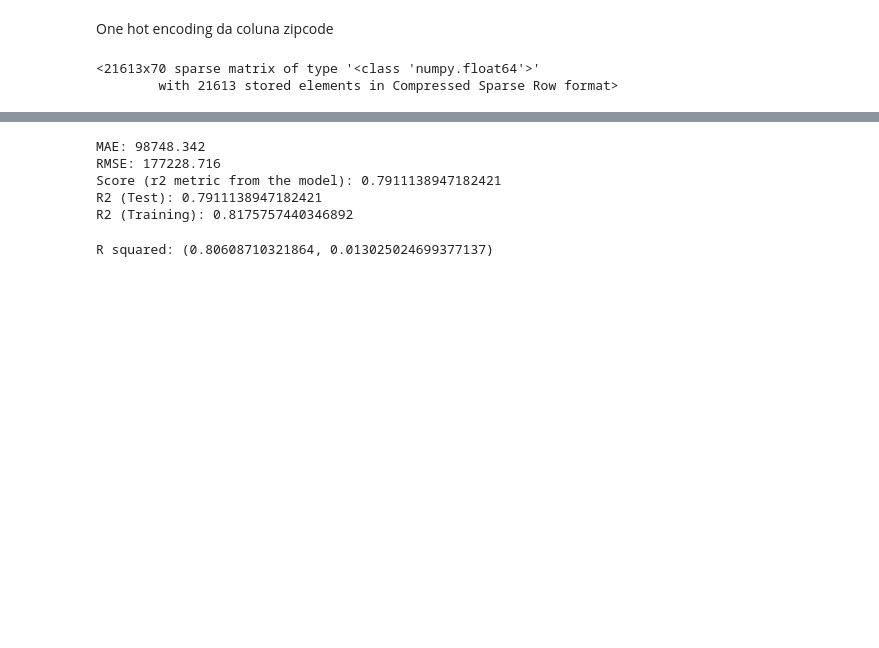
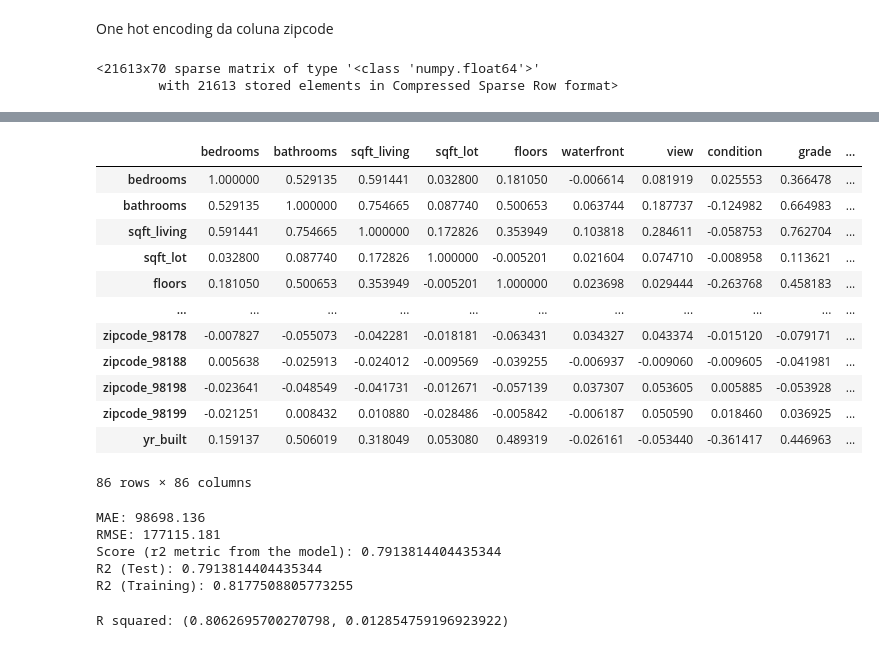
Before and after one commit to oiac23/house-prices-prediction, a Jupyter notebook: Modeling_Linear_Regression.ipynb, the cells around one changed output, grey strips where cells are left out. Cells and saved outputs as stored; diff of their text form; code cells hidden in the pictures; blank space fills up the shorter version.

```diff
--- a/Modeling_Linear_Regression.ipynb
+++ b/Modeling_Linear_Regression.ipynb
@@ -580,6 +580,24 @@ y = X['price']
 X.drop(['price'], axis=1, inplace=True)
 # %%
 X.drop(['coordinates'], axis=1, inplace=True)
+# %%
+X = X.join(df['yr_built'])
+# %%
+X.corr()
+# %% [output]
+|  | bedrooms | bathrooms | sqft_living | sqft_lot | floors | waterfront | view | condition | grade | ... |
+| bedrooms | 1.000000 | 0.529135 | 0.591441 | 0.032800 | 0.181050 | -0.006614 | 0.081919 | 0.025553 | 0.366478 | ... |
+| bathrooms | 0.529135 | 1.000000 | 0.754665 | 0.087740 | 0.500653 | 0.063744 | 0.187737 | -0.124982 | 0.664983 | ... |
+| sqft_living | 0.591441 | 0.754665 | 1.000000 | 0.172826 | 0.353949 | 0.103818 | 0.284611 | -0.058753 | 0.762704 | ... |
+| sqft_lot | 0.032800 | 0.087740 | 0.172826 | 1.000000 | -0.005201 | 0.021604 | 0.074710 | -0.008958 | 0.113621 | ... |
+| floors | 0.181050 | 0.500653 | 0.353949 | -0.005201 | 1.000000 | 0.023698 | 0.029444 | -0.263768 | 0.458183 | ... |
+| ... | ... | ... | ... | ... | ... | ... | ... | ... | ... | ... |
+| zipcode_98178 | -0.007827 | -0.055073 | -0.042281 | -0.018181 | -0.063431 | 0.034327 | 0.043374 | -0.015120 | -0.079171 | ... |
+| zipcode_98188 | 0.005638 | -0.025913 | -0.024012 | -0.009569 | -0.039255 | -0.006937 | -0.009060 | -0.009605 | -0.041981 | ... |
+| zipcode_98198 | -0.023641 | -0.048549 | -0.041731 | -0.012671 | -0.057139 | 0.037307 | 0.053605 | 0.005885 | -0.053928 | ... |
+| zipcode_98199 | -0.021251 | 0.008432 | 0.010880 | -0.028486 | -0.005842 | -0.006187 | 0.050590 | 0.018460 | 0.036925 | ... |
+| yr_built | 0.159137 | 0.506019 | 0.318049 | 0.053080 | 0.489319 | -0.026161 | -0.053440 | -0.361417 | 0.446963 | ... |
+86 rows × 86 columns
 # %%
 scaler = RobustScaler(with_centering=False, with_scaling=True)
 # %%
@@ -607,14 +625,14 @@ print(f'Score (r2 metric from the model): {model.score(X_test, y_test)}')
 print(f'R2 (Test): {r2_score(y_test, y_pred)}')
 print(f'R2 (Training): {r2_score(y_true=y_train, y_pred=model.predict(X_train))}')
 # %% [output]
-MAE: 98748.342
-RMSE: 177228.716
-Score (r2 metric from the model): 0.7911138947182421
-R2 (Test): 0.7911138947182421
-R2 (Training): 0.8175757440346892
+MAE: 98698.136
+RMSE: 177115.181
+Score (r2 metric from the model): 0.7913814404435344
+R2 (Test): 0.7913814404435344
+R2 (Training): 0.8177508805773255
 # %%
 cv = StratifiedKFold(n_splits=10)
 n_scores = cross_val_score(model, X, y, cv=cv, scoring='r2')
 print(f'R squared: {(mean(n_scores), std(n_scores))}')
 # %% [output]
-R squared: (0.80608710321864, 0.013025024699377137)
+R squared: (0.8062695700270798, 0.012854759196923922)
```
Also changed, not shown: parts of 1 cell of this notebook.
